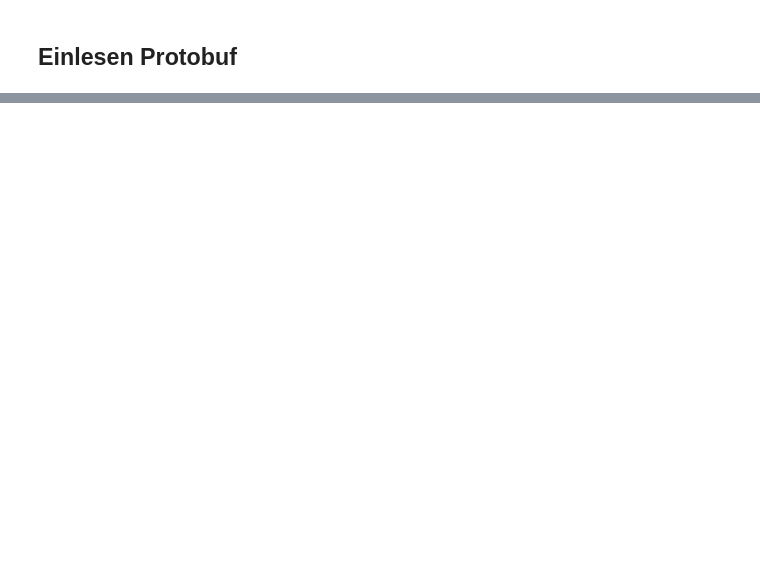
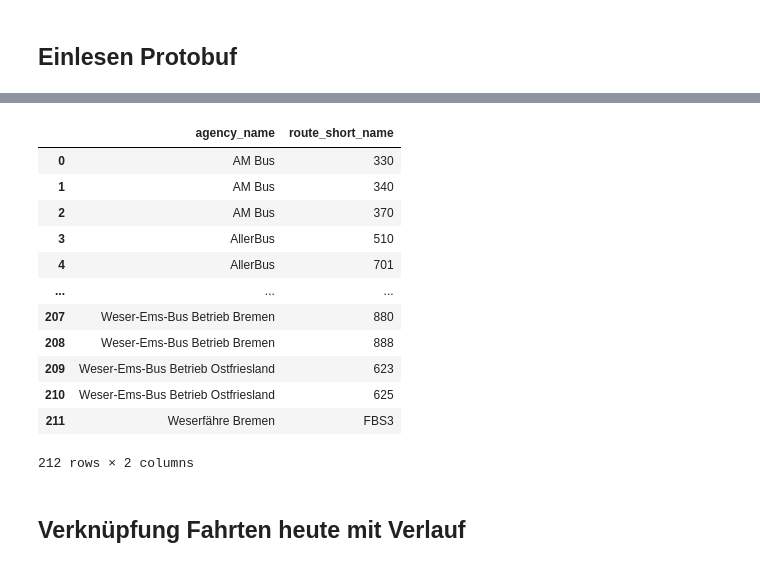
Before and after one commit to zvbn-code/gtfs_r, a Jupyter notebook: gtfs_r.ipynb, the cells around one changed output, grey strips where cells are left out. Drawn from its saved outputs; the diff is of its cells as text; code cells hidden in the pictures; blank space fills up the shorter version.

```diff
--- a/gtfs_r.ipynb
+++ b/gtfs_r.ipynb
@@ -104,0 +303,21 @@ duck.sql(f"""select t.trip_id, a.agency_name, r.route_short_name, t.trip_short_n
+# %%
+duck.sql("""select agency_name, route_short_name
+         from trip_updates_vbn
+         group by all
+         order by agency_name, route_short_name""").df()
+# %% [output]
+|  | agency_name | route_short_name |
+| 0 | AM Bus | 330 |
+| 1 | AM Bus | 340 |
+| 2 | AM Bus | 370 |
+| 3 | AllerBus | 510 |
+| 4 | AllerBus | 701 |
+| ... | ... | ... |
+| 207 | Weser-Ems-Bus Betrieb Bremen | 880 |
+| 208 | Weser-Ems-Bus Betrieb Bremen | 888 |
+| 209 | Weser-Ems-Bus Betrieb Ostfriesland | 623 |
+| 210 | Weser-Ems-Bus Betrieb Ostfriesland | 625 |
+| 211 | Weserfähre Bremen | FBS3 |
+212 rows × 2 columns
+# %% [markdown]
+## Verknüpfung Fahrten heute mit Verlauf
```
Also changed, not shown: parts of 24 cells of this notebook.
